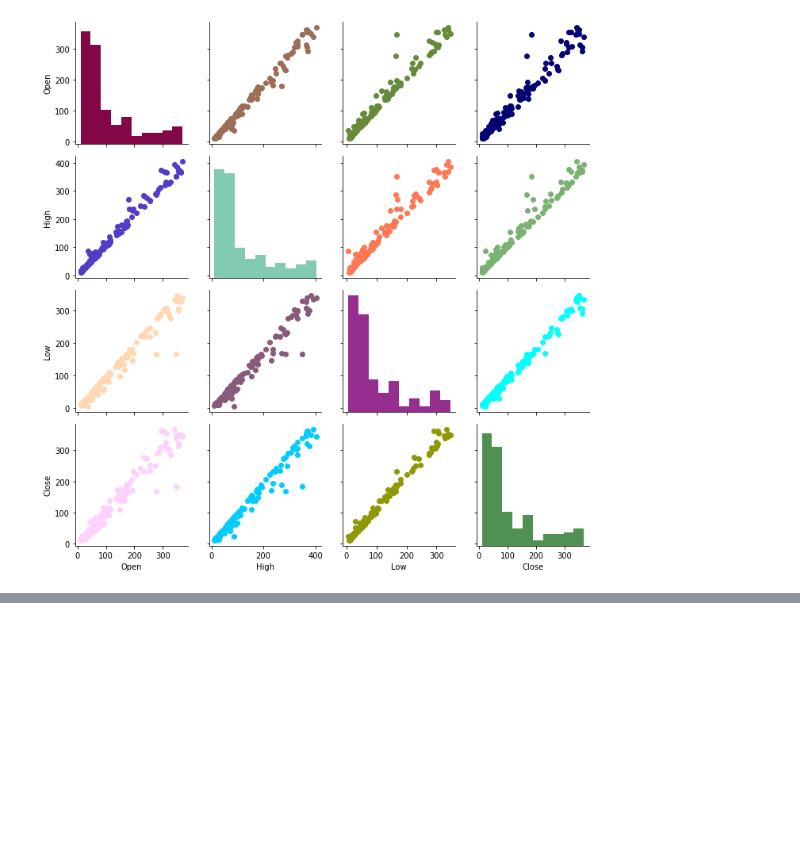
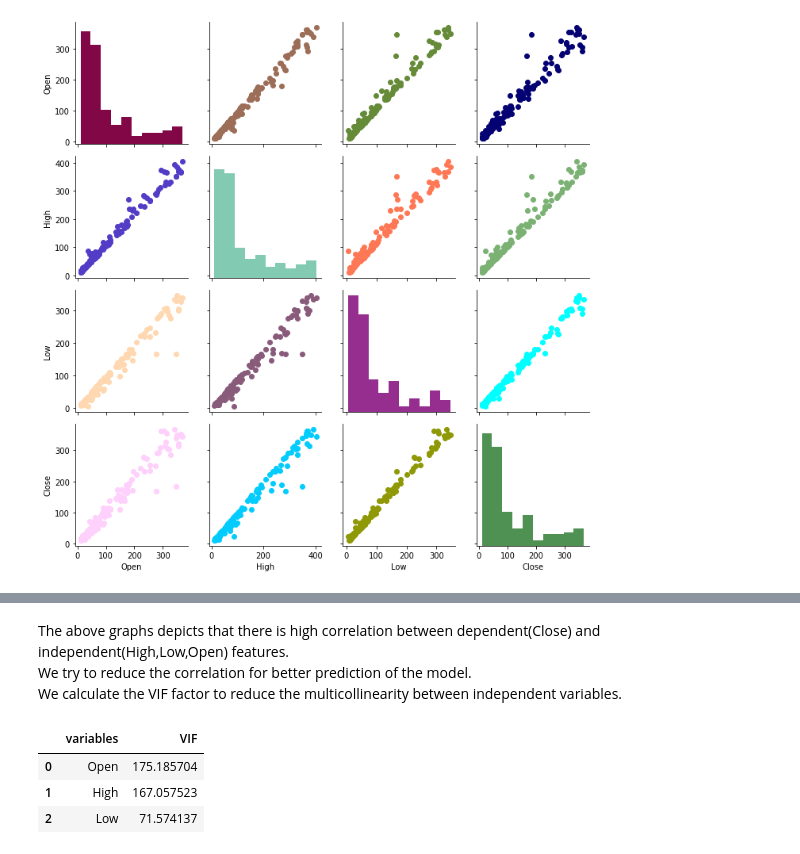
Before and after one commit to Shashankshekharpandey/Stock-closing-price-prediction, a Jupyter notebook: yes_bank_stock_closing_price_prediction.ipynb, the cells around one changed output, grey strips where cells are left out. Cells and saved outputs as stored; diff of their text form; code cells hidden in the pictures; blank space fills up the shorter version.

```diff
--- a/yes_bank_stock_closing_price_prediction.ipynb
+++ b/yes_bank_stock_closing_price_prediction.ipynb
@@ -387,0 +415,23 @@ g.map_offdiag(my_scatter)
+# %% [markdown]
+The above graphs depicts that there is high correlation between dependent(Close) and independent(High,Low,Open) features.<br>
+We try to reduce the correlation for better prediction of the model.<br>
+We calculate the VIF factor to reduce the multicollinearity between independent variables.
+# %%
+# Multicollinearity
+# Calculate VIF(Variation Inflation Factor) to see the correlation between independent variables
+
+def calc_vif(X):
+
+    # Calculating VIF
+    vif = pd.DataFrame()
+    vif["variables"] = X.columns
+    vif["VIF"] = [variance_inflation_factor(X.values, i) for i in range(X.shape[1])]
+
+    return(vif)
+# %%
+calc_vif(stock_price_df[[i for i in stock_price_df.describe().columns if i not in ['Date','Close']]])
+# %% [output]
+|  | variables | VIF |
+| 0 | Open | 175.185704 |
+| 1 | High | 167.057523 |
+| 2 | Low | 71.574137 |
```
Also changed, not shown: parts of 3 cells of this notebook.
